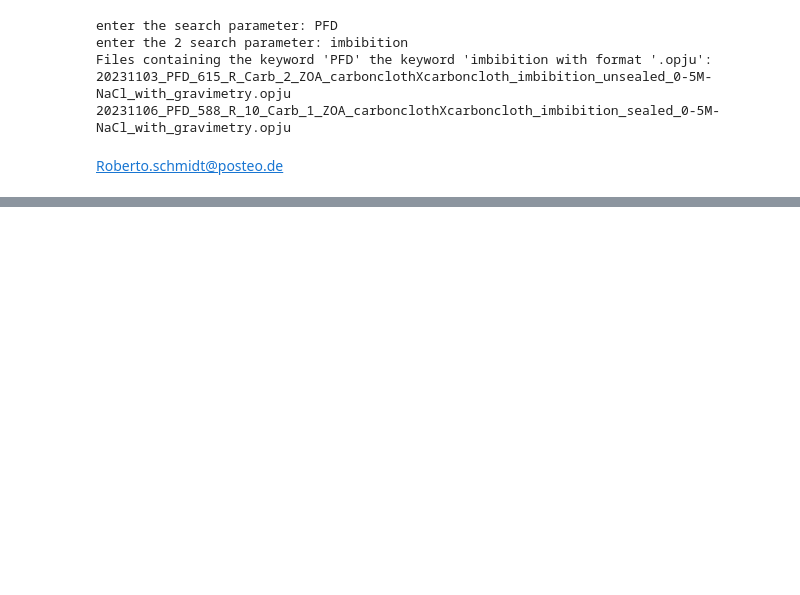
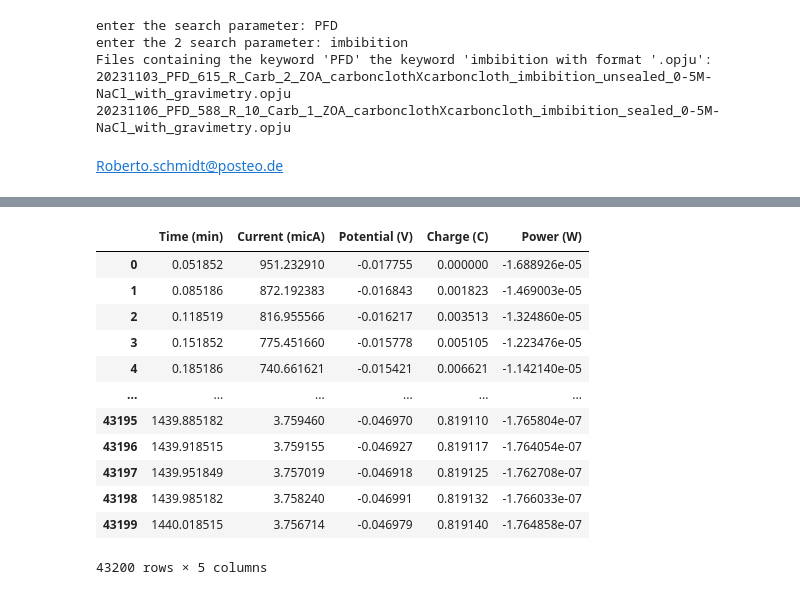
Before and after one commit to MariiaLiseanskaia/ReDi_project, a Jupyter notebook: ReDi project/main.ipynb, the cells around one changed output, grey strips where cells are left out. Drawn from its saved outputs; the diff is of its cells as text; code cells hidden in the pictures; blank space fills up the shorter version.

```diff
--- a/ReDi project/main.ipynb
+++ b/ReDi project/main.ipynb
@@ -67,0 +94,22 @@ Files containing the keyword '['imbibition']' with format '.opju':
+# %%
+time_in_min = lambda x: x / 60
+dataset['Time (s)'] = dataset['Time (s)'].apply(time_in_min)
+current_in_mic = lambda x: x * 1000000
+dataset['WE(1).Current (A)'] = dataset['WE(1).Current (A)'].apply(current_in_mic)
+dataset = dataset.drop('Index', axis=1)
+renamed = dataset.rename(columns={"Time (s)": "Time (min)", "WE(1).Current (A)": "Current (micA)", "WE(1).Potential (V)": "Potential (V)", "WE(1).Charge (C)":"Charge (C)", "WE(1).Power (W)":"Power (W)"})
+renamed
+# %% [output]
+|  | Time (min) | Current (micA) | Potential (V) | Charge (C) | Power (W) |
+| 0 | 0.051852 | 951.232910 | -0.017755 | 0.000000 | -1.688926e-05 |
+| 1 | 0.085186 | 872.192383 | -0.016843 | 0.001823 | -1.469003e-05 |
+| 2 | 0.118519 | 816.955566 | -0.016217 | 0.003513 | -1.324860e-05 |
+| 3 | 0.151852 | 775.451660 | -0.015778 | 0.005105 | -1.223476e-05 |
+| 4 | 0.185186 | 740.661621 | -0.015421 | 0.006621 | -1.142140e-05 |
+| ... | ... | ... | ... | ... | ... |
+| 43195 | 1439.885182 | 3.759460 | -0.046970 | 0.819110 | -1.765804e-07 |
+| 43196 | 1439.918515 | 3.759155 | -0.046927 | 0.819117 | -1.764054e-07 |
+| 43197 | 1439.951849 | 3.757019 | -0.046918 | 0.819125 | -1.762708e-07 |
+| 43198 | 1439.985182 | 3.758240 | -0.046991 | 0.819132 | -1.766033e-07 |
+| 43199 | 1440.018515 | 3.756714 | -0.046979 | 0.819140 | -1.764858e-07 |
+43200 rows × 5 columns
```
Also changed, not shown: parts of 4 cells of this notebook, 1 other file.
